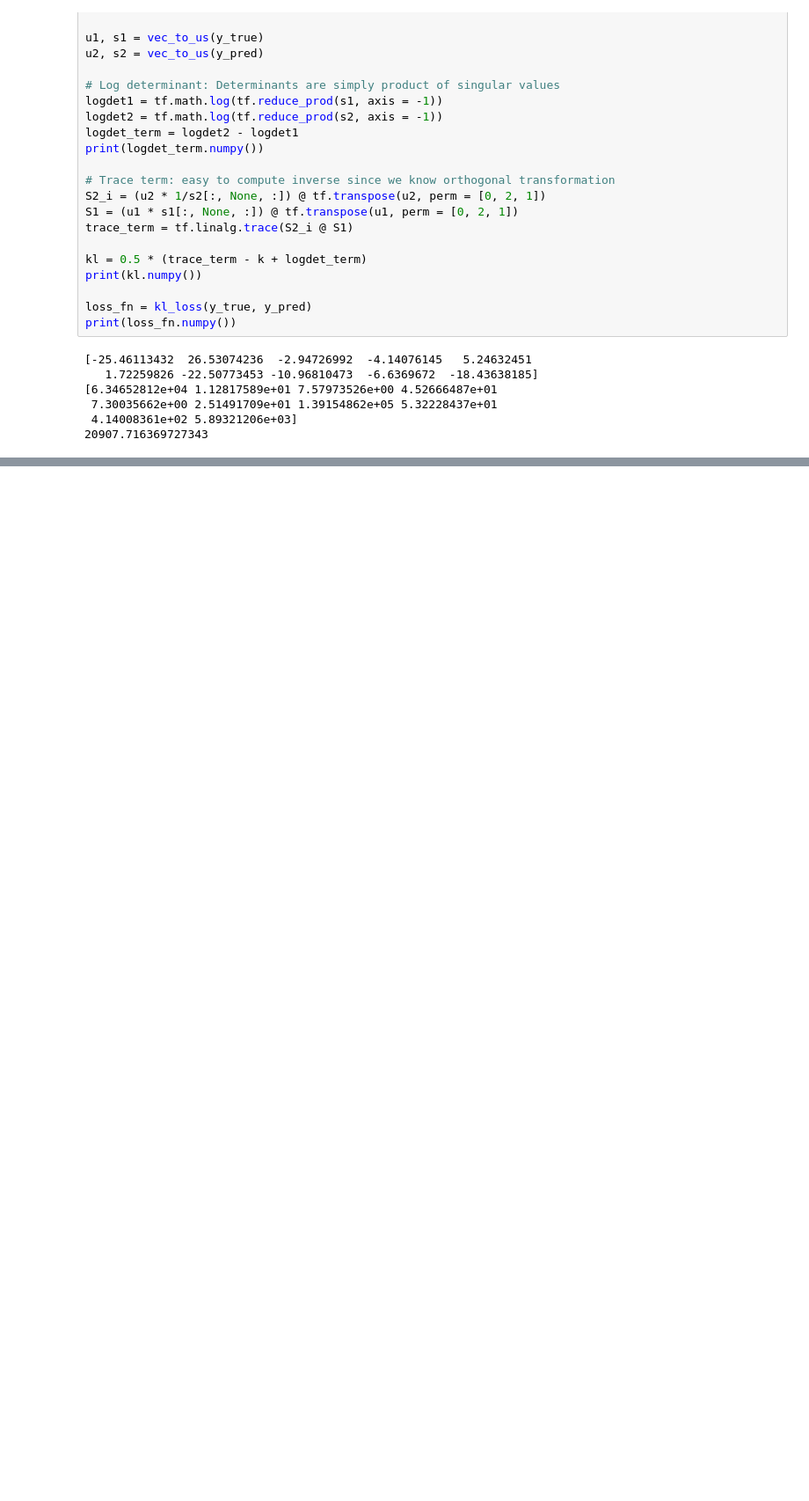
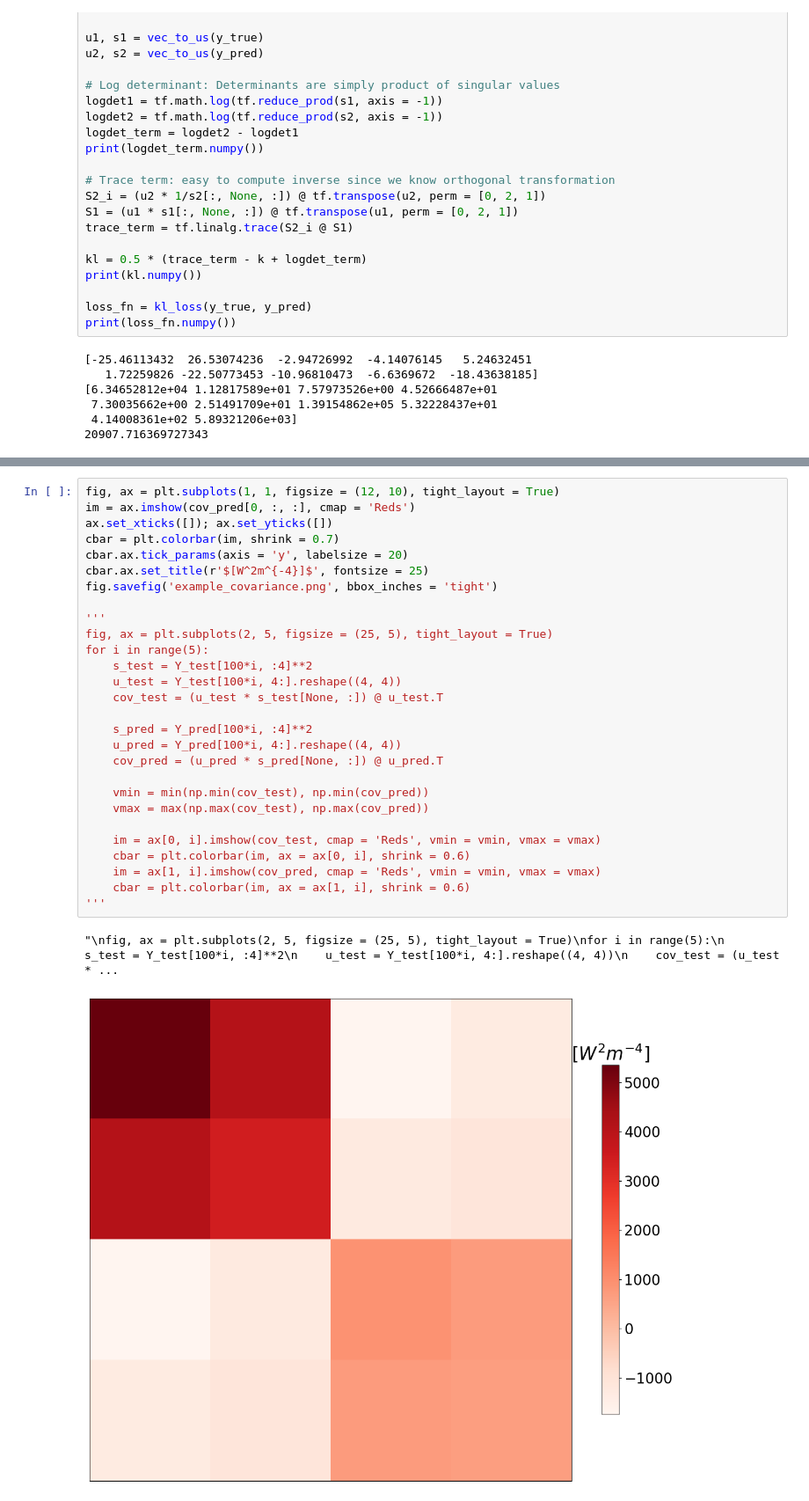
Before and after one commit to hsjung24/AOSC650-Project, a Jupyter notebook: model.ipynb, the cells around one changed output, grey strips where cells are left out. Shown at 88% size. Cells and saved outputs as stored; diff of their text form; blank space fills up the shorter version.

```diff
--- a/model.ipynb
+++ b/model.ipynb
@@ -606,0 +610,31 @@ fig.savefig('example_covariance.png', bbox_inches = 'tight')
+# %%
+fig, ax = plt.subplots(1, 1, figsize = (12, 10), tight_layout = True)
+im = ax.imshow(cov_pred[0, :, :], cmap = 'Reds')
+ax.set_xticks([]); ax.set_yticks([])
+cbar = plt.colorbar(im, shrink = 0.7)
+cbar.ax.tick_params(axis = 'y', labelsize = 20)
+cbar.ax.set_title(r'$[W^2m^{-4}]$', fontsize = 25)
+fig.savefig('example_covariance.png', bbox_inches = 'tight')
+
+'''
+fig, ax = plt.subplots(2, 5, figsize = (25, 5), tight_layout = True)
+for i in range(5):
+    s_test = Y_test[100*i, :4]**2
+    u_test = Y_test[100*i, 4:].reshape((4, 4))
+    cov_test = (u_test * s_test[None, :]) @ u_test.T
+
+    s_pred = Y_pred[100*i, :4]**2
+    u_pred = Y_pred[100*i, 4:].reshape((4, 4))
+    cov_pred = (u_pred * s_pred[None, :]) @ u_pred.T
+
+    vmin = min(np.min(cov_test), np.min(cov_pred))
+    vmax = max(np.max(cov_test), np.max(cov_pred))
+
+    im = ax[0, i].imshow(cov_test, cmap = 'Reds', vmin = vmin, vmax = vmax)
+    cbar = plt.colorbar(im, ax = ax[0, i], shrink = 0.6)
+    im = ax[1, i].imshow(cov_pred, cmap = 'Reds', vmin = vmin, vmax = vmax)
+    cbar = plt.colorbar(im, ax = ax[1, i], shrink = 0.6)
+'''
+# %% [output]
+"\nfig, ax = plt.subplots(2, 5, figsize = (25, 5), tight_layout = True)\nfor i in range(5):\n    s_test = Y_test[100*i, :4]**2\n    u_test = Y_test[100*i, 4:].reshape((4, 4))\n    cov_test = (u_test * ...
+[figure, added]
```
Also changed, not shown: parts of 39 cells of this notebook.
